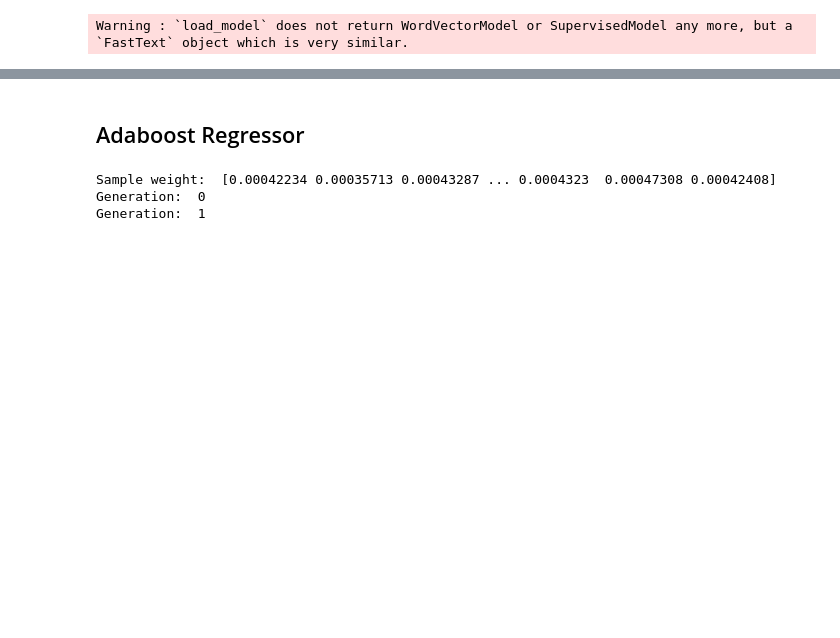
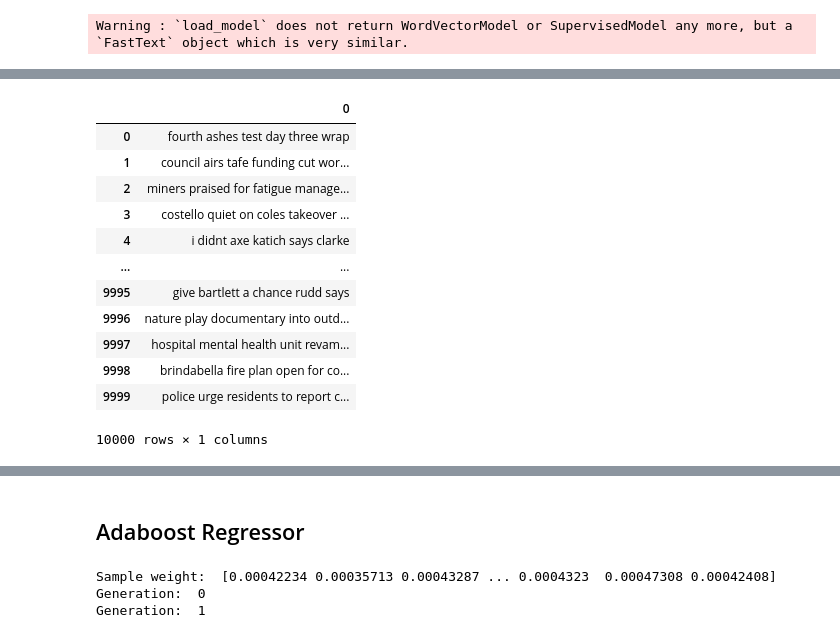
Before and after one commit to atwolin/EC-term-paper, a Jupyter notebook: gpab.ipynb, the cells around one changed output, grey strips where cells are left out. Saved outputs shown, nothing was run; the diff lists cells and outputs as text; code cells hidden in the pictures; blank space fills up the shorter version.

Commit message:
add testing in gpab.py & rf.py

```diff
--- a/experimental/gpab.ipynb
+++ b/gpab.ipynb
@@ -63,3 +63,5 @@ sample_weight = np.array(data["weights_update"])
 num_ensemble = 20
 # %% [output]
 Warning : `load_model` does not return WordVectorModel or SupervisedModel any more, but a `FastText` object which is very similar.
+# %%
+test_data, test_embeddings = get_testing_dataset(Config.embedding_type, Config.dimension)
@@ -65,0 +70,16 @@ Warning : `load_model` does not return WordVectorModel or SupervisedModel any mo
+# %%
+test_data
+# %% [output]
+|  | 0 |
+| 0 | fourth ashes test day three wrap |
+| 1 | council airs tafe funding cut wor... |
+| 2 | miners praised for fatigue manage... |
+| 3 | costello quiet on coles takeover ... |
+| 4 | i didnt axe katich says clarke |
+| ... | ... |
+| 9995 | give bartlett a chance rudd says |
+| 9996 | nature play documentary into outd... |
+| 9997 | hospital mental health unit revam... |
+| 9998 | brindabella fire plan open for co... |
+| 9999 | police urge residents to report c... |
+10000 rows × 1 columns
```
Also changed, not shown: parts of 12 cells of this notebook, 9 other files.
